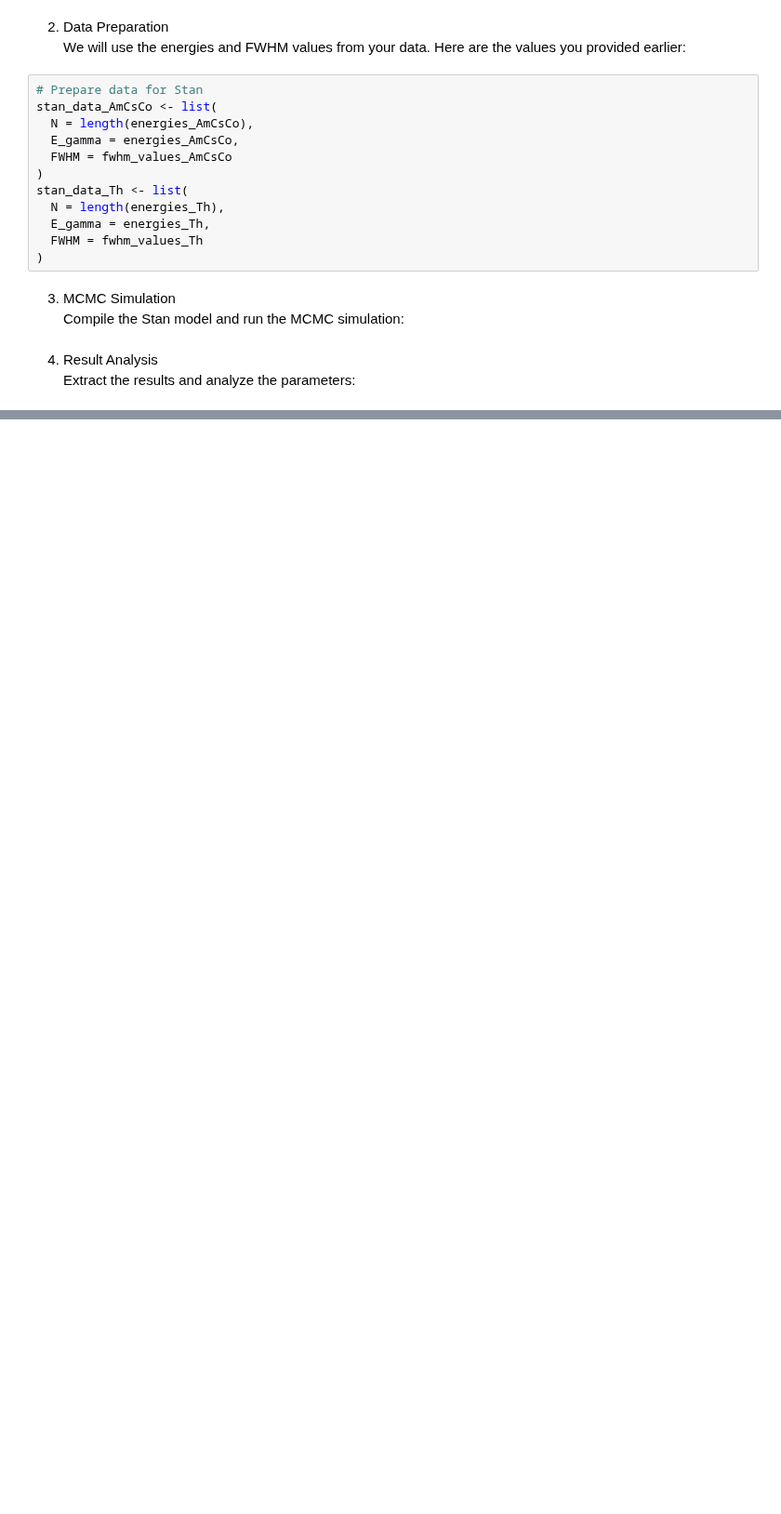
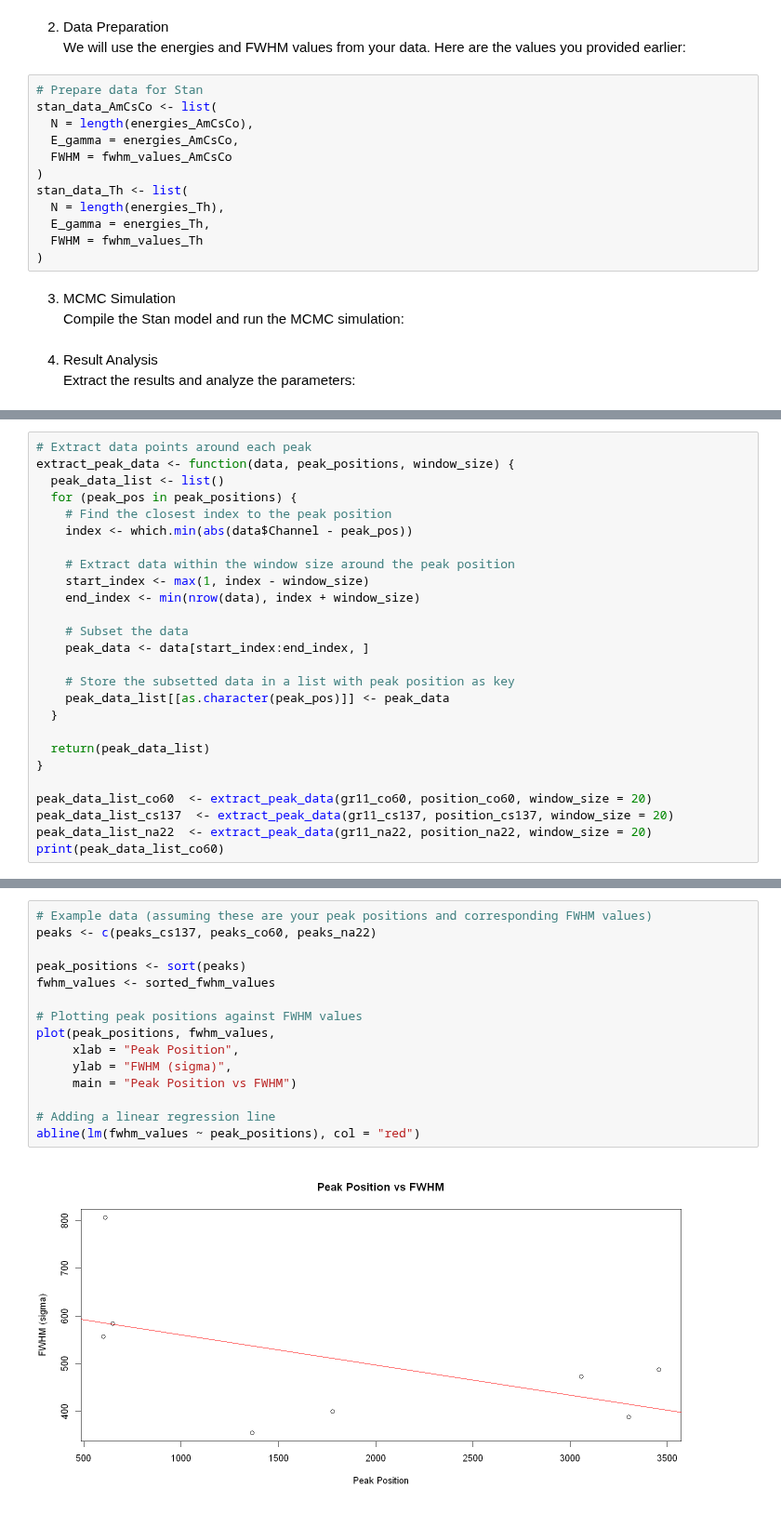
Before and after one commit to EugeniaBoccanera/R_project, a Jupyter notebook: Group_22.ipynb, the cells around one changed output, grey strips where cells are left out. Shown at 93% size. Drawn from its saved outputs; the diff is of its cells as text; blank space fills up the shorter version.

```diff
--- a/Group_22.ipynb
+++ b/Group_22.ipynb
@@ -773,0 +781,26 @@ w_e: 9.818328
+# %%
+# Extract data points around each peak
+extract_peak_data <- function(data, peak_positions, window_size) {
+  peak_data_list <- list()
+  for (peak_pos in peak_positions) {
+    # Find the closest index to the peak position
+    index <- which.min(abs(data$Channel - peak_pos))
+
+    # Extract data within the window size around the peak position
+    start_index <- max(1, index - window_size)
+    end_index <- min(nrow(data), index + window_size)
+
+    # Subset the data
+    peak_data <- data[start_index:end_index, ]
+
+    # Store the subsetted data in a list with peak position as key
+    peak_data_list[[as.character(peak_pos)]] <- peak_data
+  }
+
+  return(peak_data_list)
+}
+
+peak_data_list_co60  <- extract_peak_data(gr11_co60, position_co60, window_size = 20)
+peak_data_list_cs137  <- extract_peak_data(gr11_cs137, position_cs137, window_size = 20)
+peak_data_list_na22  <- extract_peak_data(gr11_na22, position_na22, window_size = 20)
+print(peak_data_list_co60)
@@ -773,0 +862,17 @@ w_e: 9.818328
+# %%
+# Example data (assuming these are your peak positions and corresponding FWHM values)
+peaks <- c(peaks_cs137, peaks_co60, peaks_na22)
+
+peak_positions <- sort(peaks)
+fwhm_values <- sorted_fwhm_values
+
+# Plotting peak positions against FWHM values
+plot(peak_positions, fwhm_values,
+     xlab = "Peak Position",
+     ylab = "FWHM (sigma)",
+     main = "Peak Position vs FWHM")
+
+# Adding a linear regression line
+abline(lm(fwhm_values ~ peak_positions), col = "red")
+# %% [output]
+[figure, added]
```
Also changed, not shown: parts of 14 cells of this notebook.
